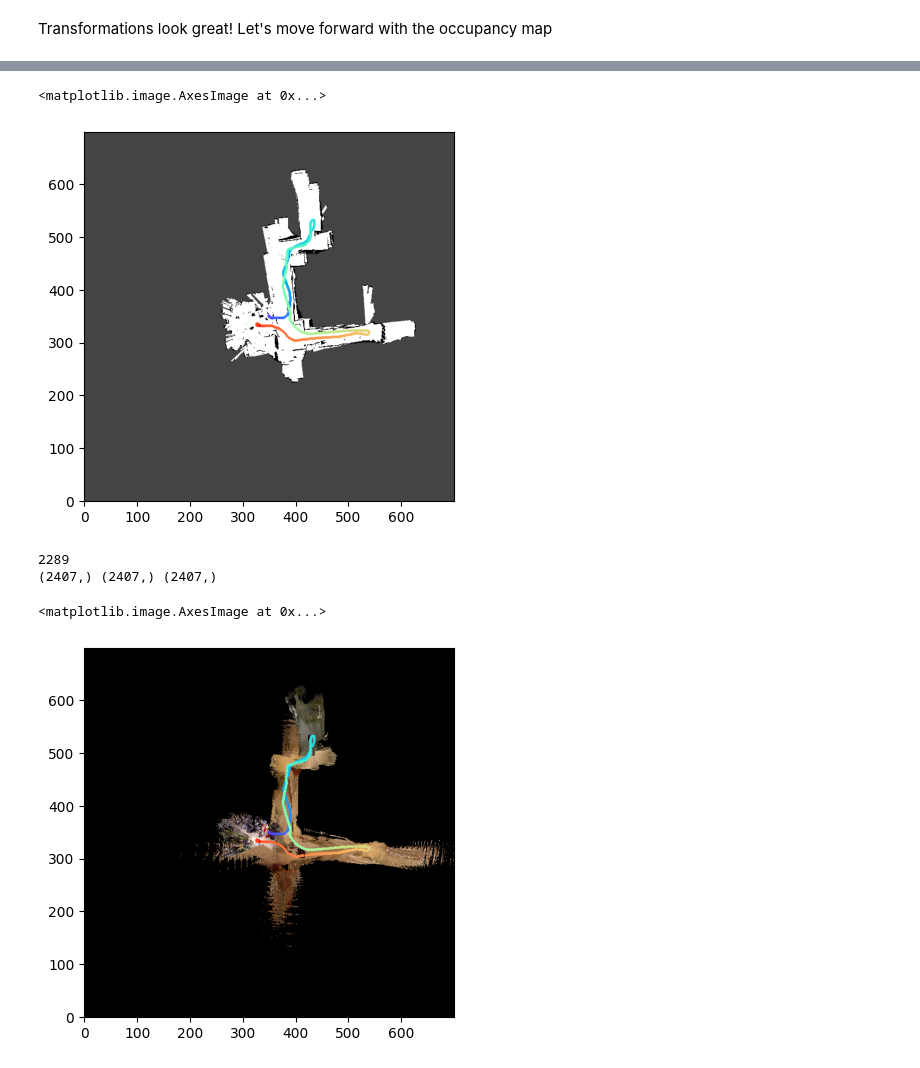
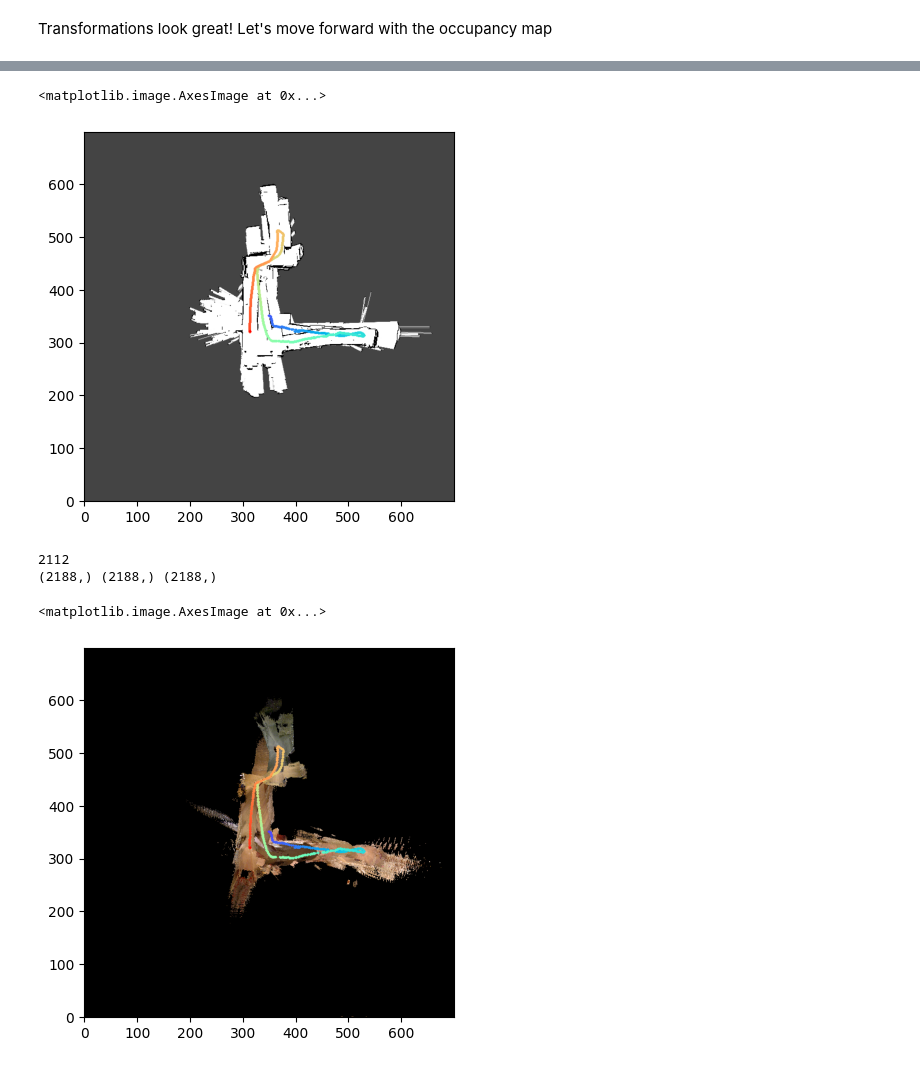
Before and after one commit to pedramaghazadeh/ECE276a, a Jupyter notebook: Project2/code/part3.ipynb, the cells around one changed output, grey strips where cells are left out. Cells and saved outputs as stored; diff of their text form; code cells hidden in the pictures.

```diff
--- a/Project2/code/part3.ipynb
+++ b/Project2/code/part3.ipynb
@@ -10,15 +10,15 @@ import transforms3d as t3d
 from icp_warm_up.tools import sync_time_stamps
 from tqdm import tqdm
 
-dataset = 20
+dataset = 21
 # %%
 # Generate sample pc from disparity images
 
 # IMREAD_UNCHANGED ensures we preserve the precision on depth
-disp_img = cv2.imread(f"../dataRGBD/Disparity20/disparity{dataset}_2.png", cv2.IMREAD_UNCHANGED)
+disp_img = cv2.imread(f"../dataRGBD/Disparity{dataset}/disparity{dataset}_2.png", cv2.IMREAD_UNCHANGED)
 
 # Note that cv2 imports as bgr, so colors may be wrong.
-bgr_img = cv2.imread(f"../dataRGBD/RGB20/rgb{dataset}_2.png")
+bgr_img = cv2.imread(f"../dataRGBD/RGB{dataset}/rgb{dataset}_2.png")
 # %%
 def image_to_pc(bgr_img, disp_img):
     rgb_img = cv2.cvtColor(bgr_img, cv2.COLOR_BGR2RGB)
@@ -69,19 +69,21 @@ print(colors.shape)
 # Creating a map from the 3d points
 img = np.zeros((200, 200, 3), dtype=np.uint8)
 
+points[0, :] -= np.min(points[0, :]) # 0 based
+points[1, :] -= np.min(points[1, :]) # 0 based
+
 range_x = np.max(points[0, :]) - np.min(points[0, :])
-range_z = np.max(points[2, :]) - np.min(points[2, :])
+range_z = np.max(points[1, :]) - np.min(points[1, :])
 
-points[1, :] -= np.min(points[1, :]) # 0 based
-points[2, :] -= np.min(points[2, :]) # 0 based
 
-points[1, :] *= (199.9 / range_x) # Scaling to image resolution
-points[2, :] *= (199.9 / range_z) # Scaling to image resolution
+
+points[0, :] *= (190 / range_x) # Scaling to image resolution
+points[1, :] *= (190 / range_z) # Scaling to image resolution
 
 for i in range(points.shape[1]):
-    x = int(points[1, i])
-    y = int(points[2, i])
-    img[y, -x] = colors[i]
+    x = int(points[0, i])
+    y = int(points[1, i])
+    img[y, x] = colors[i]
 
 plt.imshow(img, origin='lower')
 # %% [output]
@@ -284,7 +286,7 @@ rgb_image = convert_occupancy_to_rgb(occupancy_map, trajectory)
 plt.imshow(rgb_image, origin='lower')
 # %% [output]
 <matplotlib.image.AxesImage at 0x...>
-[figure, old version]
+[figure, new version]
 # %%
 num_images = len(os.listdir(f"../dataRGBD/RGB{dataset}"))
 print(num_images)
@@ -302,8 +304,8 @@ synced_rgb = sync_time_stamps(disp_stamps, rgb_stamps)
 
 print(synced_lidar.shape, synced_rgb.shape, disp_stamps.shape)
 # %% [output]
-2289
-(2407,) (2407,) (2407,)
+2112
+(2188,) (2188,) (2188,)
 # %%
 map_center = 350
 map_ratio = 12
@@ -344,9 +346,9 @@ kinect_pose[:3, :3] = kinect_rotation
 kinect_pose[:3, 3] = kinect_offset
 # kinect_pose = np.linalg.inv(kinect_pose)
 
-for i in tqdm(range(2, len(synced_lidar) - 2)):
-    ind_lidar = synced_lidar[i] - 1
-    ind_rgb = synced_rgb[i] - 1
+for i in tqdm(range(20, len(synced_lidar) - 2)):
+    ind_lidar = synced_lidar[i]
+    ind_rgb = synced_rgb[i]
 
     # Get the pose
     pose = poses[ind_lidar]
@@ -354,34 +356,34 @@ for i in tqdm(range(2, len(synced_lidar) - 2)):
     # Generate sample pc from disparity images
 
     # IMREAD_UNCHANGED ensures we preserve the precision on depth
-    disp_img = cv2.imread(f"../dataRGBD/Disparity20/disparity{dataset}_{i}.png", cv2.IMREAD_UNCHANGED)
+    disp_img = cv2.imread(f"../dataRGBD/Disparity{dataset}/disparity{dataset}_{i}.png", cv2.IMREAD_UNCHANGED)
 
     # Note that cv2 imports as bgr, so colors may be wrong.
-    bgr_img = cv2.imread(f"../dataRGBD/RGB20/rgb{dataset}_{ind_rgb}.png")
+    bgr_img = cv2.imread(f"../dataRGBD/RGB{dataset}/rgb{dataset}_{ind_rgb}.png")
 
     points, colors = image_to_pc(bgr_img, disp_img)
     # Transform the points to the world frame
     points_4d = np.vstack([points, np.ones_like(points[0, :])])
 
     # points_4d = kinect_pose @ points_4d
     points = pose @ points_4d
-    # points = kinect_pose @ points
+    points = kinect_pose @ points
     points = points[:3]
 
     # points[0] *= -1
     # points[1] *= -1
     # points[2] *= -1
 
     points = points * map_ratio + map_center
     points = np.array(points, dtype=np.int32)
     points = np.clip(points, 0, 2 * map_center - 1)
 
     # Mapping the colors to the texture map in parallel
     texture_map[points[1], points[0]] = colors
 
 trajectory_texture = np.array(trajectory_texture)
 texture_map = convert_texture_to_rgb(texture_map.copy(), trajectory_texture)
 plt.imshow(texture_map, origin='lower')
 # %% [output]
 <matplotlib.image.AxesImage at 0x...>
-[figure, old version]
+[figure, new version]
```
Also changed, not shown: parts of 10 cells of this notebook, 3 other files.
